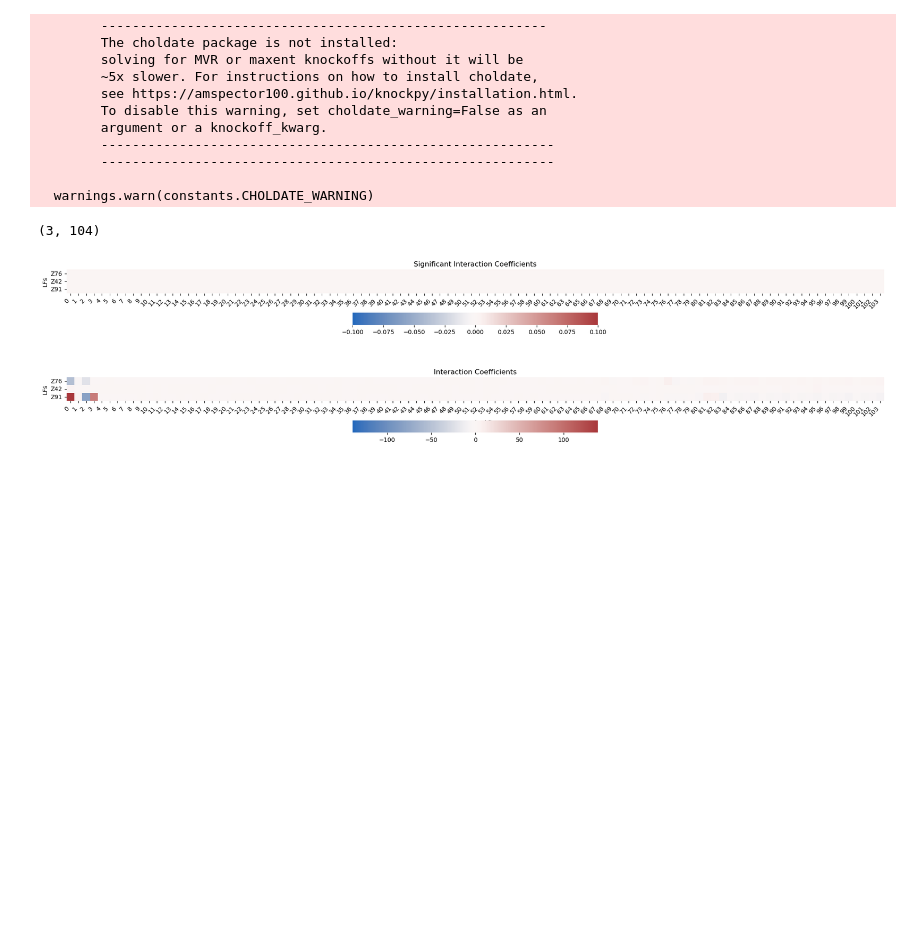
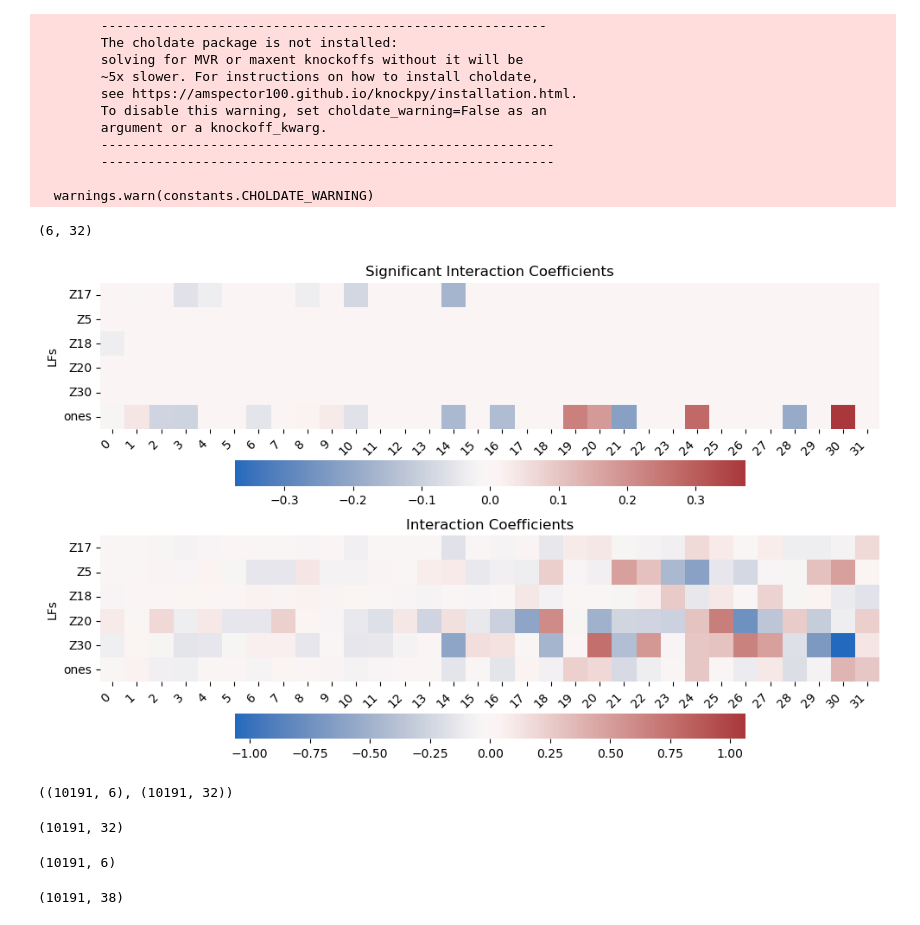
Before and after one commit to alw399/SLIDE_PLM, a Jupyter notebook: notebooks/jing/interaction.ipynb, the cells around one changed output. Cells and saved outputs as stored; diff of their text form; code cells hidden in the pictures; blank space fills up the shorter version.

Commit message:
joint embedding

```diff
--- a/notebooks/jing/interaction.ipynb
+++ b/notebooks/jing/interaction.ipynb
@@ -9,5 +12,9 @@ sys.path.append('../../src')
 from interaction import Interaction
 from kmer import Kmerizer
 # %%
-# slide_outs = '/ix/djishnu/Jane/SLIDESWING/jing_data/KIR+CD8/KIR+CD8_filtered85/KIR+CD8_filtered85_noint_output/0.1_1_out'
+x_path = '/ix/djishnu/Jane/SLIDESWING/jing_data/KIR+TEDDY/data/KIR+TEDDY_rna_filtered85.csv'
+y_path = '/ix/djishnu/Jane/SLIDESWING/jing_data/KIR+TEDDY/data/KIR+TEDDY_Yexpanded_filtered85.csv'
 slide_outs = '/ix/djishnu/Jane/SLIDESWING/jing_data/KIR+TEDDY/KIR+TEDDY_filtered85/KIR+TEDDY_filtered85_noint_output/0.01_0.5_out'
+
+y = pd.read_csv(y_path)['Y'].values
+tcr_embeddings = np.load('/ix/djishnu/Jane/SLIDESWING/jing_data/KIR+TEDDY/data/ESM2_PCA32_KIR+TEDDY.npy')
@@ -37,13 +21,12 @@ slide_outs = '/ix/djishnu/Jane/SLIDESWING/jing_data/KIR+TEDDY/KIR+TEDDY_filtered
-# %%
-dataset_prefix = '/ix/djishnu/Jane/SLIDESWING/jing_data/KIR+TEDDY/data'
-path = f'{dataset_prefix}/ESM2_PCA{dim}_KIR+TEDDY.npy'
-tcr_embeddings = np.load(path)
-
-y = pd.read_csv('/ix/djishnu/Jane/SLIDESWING/jing_data/KIR+TEDDY/data/KIR+TEDDY_Yexpanded_filtered85.csv')['Y'].values
 # %%
-machop = Interaction(slide_outs, plm_embed=tcr_embeddings, y=y)
+machop = Interaction(
+    slide_outs,
+    plm_embed=tcr_embeddings, y=y,
+    interacts_only=False,
+    model='LR'
+)
 # %%
-beta_interaction = machop.compute(fdr=0.20)
+beta_interaction = machop.compute(fdr=0.2)
 beta_interaction.shape
 # %% [output]
         ---------------------------------------------------------
@@ -57,34 +40,29 @@ beta_interaction.shape
         ----------------------------------------------------------
 
   warnings.warn(constants.CHOLDATE_WARNING)
-(3, 104)
+(6, 32)
-# %%
-import seaborn as sns
-import matplotlib.pyplot as plt
-
-beta_interaction = machop.beta_interaction
-sig_interaction = machop.sig_interaction
-
-df = pd.DataFrame(beta_interaction, index=machop.sig_LFs, columns=range(machop.l))
-max_beta = np.max(np.abs(beta_interaction))
-
-df_sig = pd.DataFrame(sig_interaction, index=machop.sig_LFs, columns=range(machop.l))
-max_sig = np.max(np.abs(sig_interaction))
-
-fig, (ax1, ax2) = plt.subplots(2, 1, figsize=(20, 6))
-
-# Plot beta_interaction
-sns.heatmap(data=df_sig, square=True, ax=ax1, vmin=-max_sig, vmax=max_sig,
-            cmap='vlag', cbar_kws={'orientation': 'horizontal', 'shrink': 0.3})
-ax1.set_xticklabels(ax1.get_xticklabels(), rotation=45, ha='right')
-ax1.set(ylabel='LFs', xlabel='PLM embedding', title='Significant Interaction Coefficients')
-
-# Plot sig_interaction
-sns.heatmap(data=df, square=True, ax=ax2, vmin=-max_beta, vmax=max_beta,
-            cmap='vlag', cbar_kws={'orientation': 'horizontal', 'shrink': 0.3})
-ax2.set_xticklabels(ax2.get_xticklabels(), rotation=45, ha='right')
-ax2.set(ylabel='LFs', xlabel='PLM embedding', title='Interaction Coefficients')
-
-plt.tight_layout()
-# %% [output]
-[figure, removed]
+# %%
+from plotting import show_interactions
+
+show_interactions(machop)
+# %% [output]
+[figure, added]
+# %%
+machop.z_matrix.shape, machop.plm_embedding.shape
+# %% [output]
+((10191, 6), (10191, 32))
+# %%
+gex = machop.z_matrix @ machop.sig_interaction
+gex.shape
+# %% [output]
+(10191, 32)
+# %%
+plm = machop.plm_embedding @ machop.sig_interaction.T
+plm.shape
+# %% [output]
+(10191, 6)
+# %%
+joint_embed = np.hstack([gex, plm])
+joint_embed.shape
+# %% [output]
+(10191, 38)
```
Also changed, not shown: parts of 14 cells of this notebook, 8 other files.
